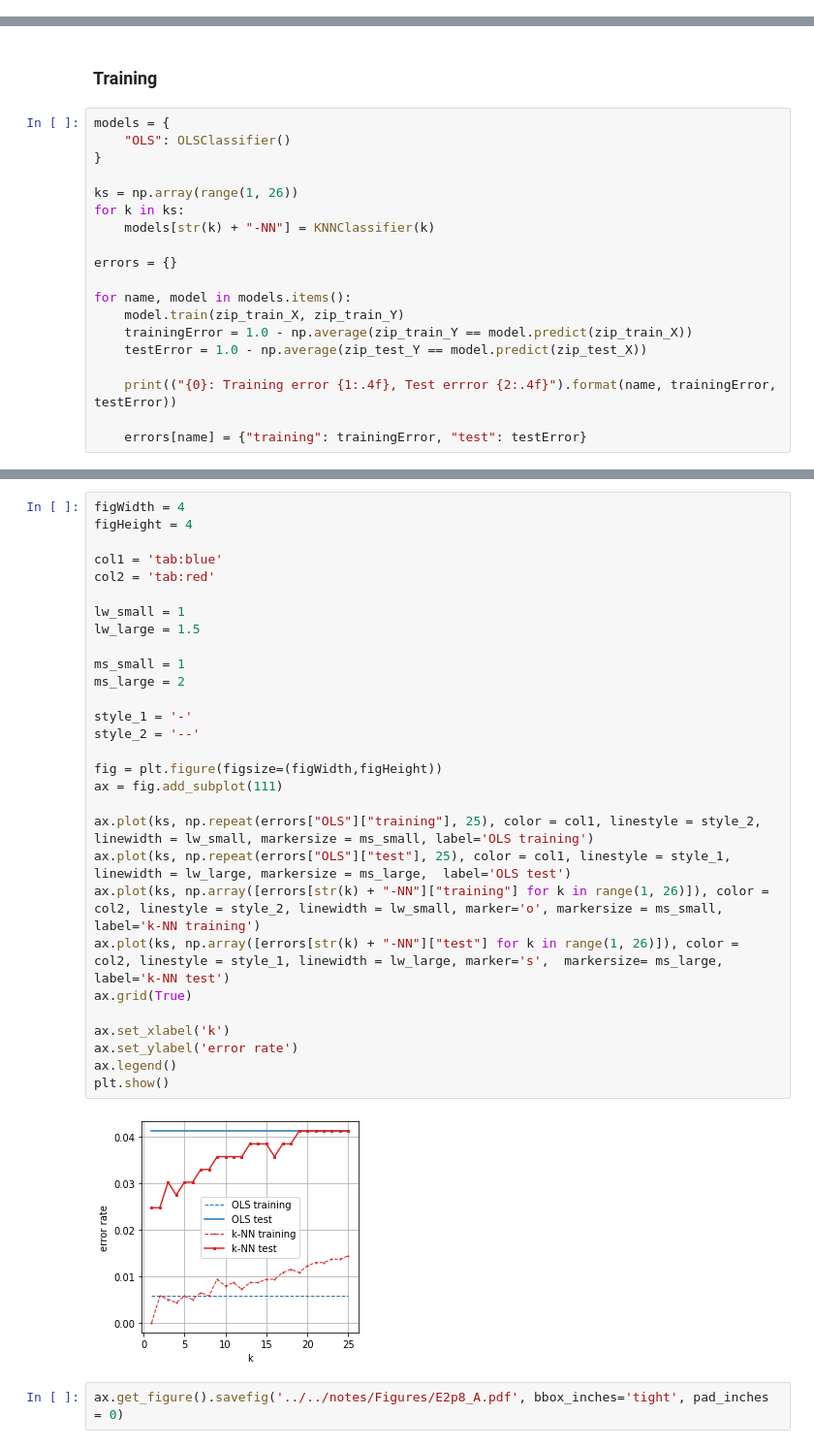
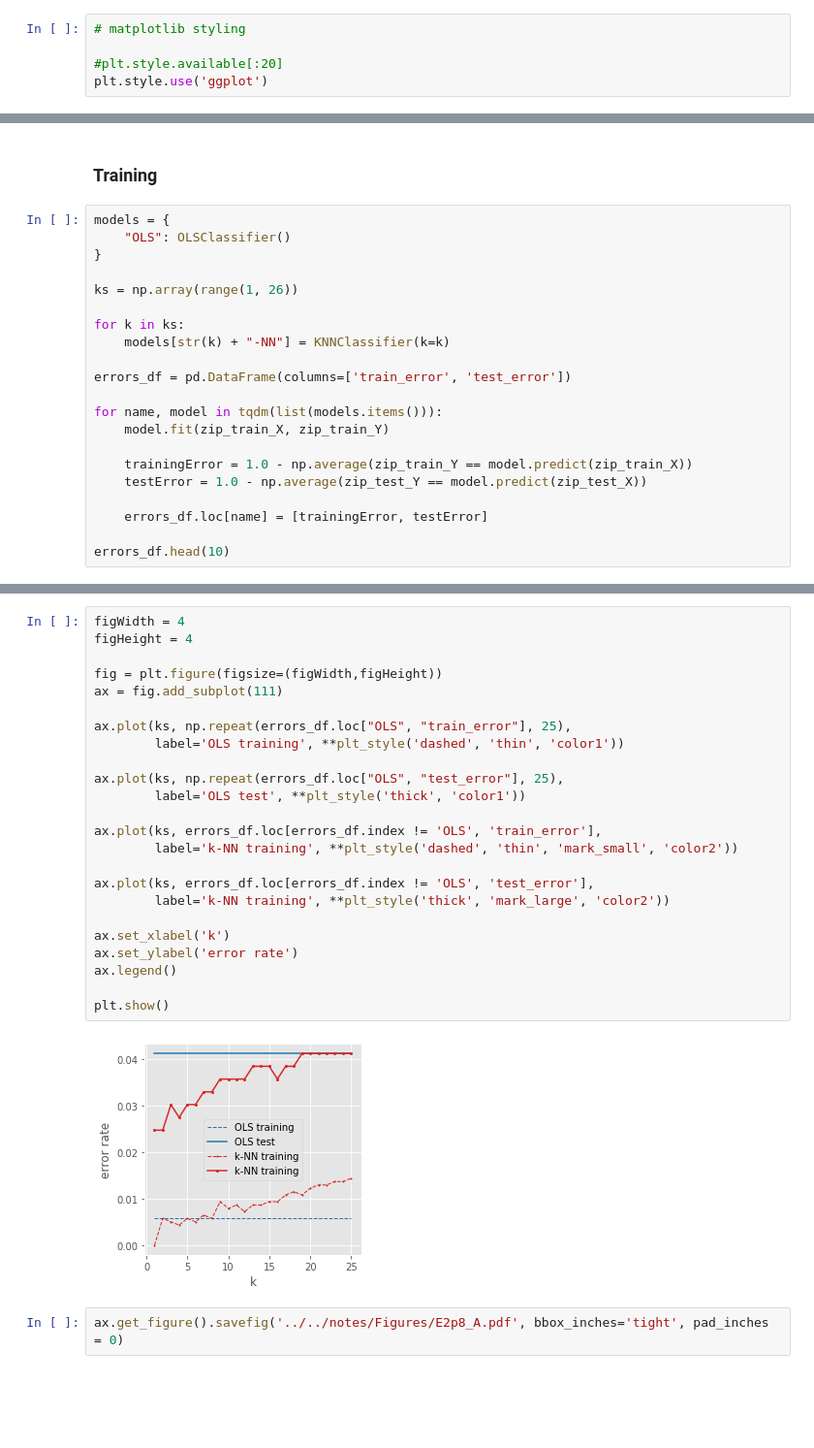
Before and after one commit to battarra/ESLEx, a Jupyter notebook: notebooks/chapter2/E2p8.ipynb, the cells around one changed output, grey strips where cells are left out. Shown at 97% size. Cells and saved outputs as stored; diff of their text form; blank space fills up the shorter version.

```diff
--- a/notebooks/chapter2/E2p8.ipynb
+++ b/notebooks/chapter2/E2p8.ipynb
@@ -13,3 +14,8 @@ import matplotlib.pyplot as plt
+# %%
+# matplotlib styling
+
+#plt.style.available[:20]
+plt.style.use('ggplot')
 # %%
 #Add `pyesl` path
 
@@ -55,17 +66,19 @@ models = {
 }
 
 ks = np.array(range(1, 26))
+
 for k in ks:
-    models[str(k) + "-NN"] = KNNClassifier(k)
+    models[str(k) + "-NN"] = KNNClassifier(k=k)
 
-errors = {}
+errors_df = pd.DataFrame(columns=['train_error', 'test_error'])
 
-for name, model in models.items():
-    model.train(zip_train_X, zip_train_Y)
+for name, model in tqdm(list(models.items())):
+    model.fit(zip_train_X, zip_train_Y)
+
     trainingError = 1.0 - np.average(zip_train_Y == model.predict(zip_train_X))
     testError = 1.0 - np.average(zip_test_Y == model.predict(zip_test_X))
 
-    print(("{0}: Training error {1:.4f}, Test errror {2:.4f}").format(name, trainingError, testError))
+    errors_df.loc[name] = [trainingError, testError]
 
-    errors[name] = {"training": trainingError, "test": testError}
+errors_df.head(10)
 # %% [output]
@@ -91,33 +96,28 @@ OLS: Training error 0.0058, Test errror 0.0412
 # %%
 figWidth = 4
 figHeight = 4
 
-col1 = 'tab:blue'
-col2 = 'tab:red'
-
-lw_small = 1
-lw_large = 1.5
-
-ms_small = 1
-ms_large = 2
-
-style_1 = '-'
-style_2 = '--'
-
 fig = plt.figure(figsize=(figWidth,figHeight))
 ax = fig.add_subplot(111)
 
-ax.plot(ks, np.repeat(errors["OLS"]["training"], 25), color = col1, linestyle = style_2, linewidth = lw_small, markersize = ms_small, label='OLS training')
-ax.plot(ks, np.repeat(errors["OLS"]["test"], 25), color = col1, linestyle = style_1, linewidth = lw_large, markersize = ms_large,  label='OLS test')
-ax.plot(ks, np.array([errors[str(k) + "-NN"]["training"] for k in range(1, 26)]), color = col2, linestyle = style_2, linewidth = lw_small, marker='o', markersize = ms_small, label='k-NN training')
-ax.plot(ks, np.array([errors[str(k) + "-NN"]["test"] for k in range(1, 26)]), color = col2, linestyle = style_1, linewidth = lw_large, marker='s',  markersize= ms_large, label='k-NN test')
-ax.grid(True)
+ax.plot(ks, np.repeat(errors_df.loc["OLS", "train_error"], 25),
+        label='OLS training', **plt_style('dashed', 'thin', 'color1'))
+
+ax.plot(ks, np.repeat(errors_df.loc["OLS", "test_error"], 25),
+        label='OLS test', **plt_style('thick', 'color1'))
+
+ax.plot(ks, errors_df.loc[errors_df.index != 'OLS', 'train_error'],
+        label='k-NN training', **plt_style('dashed', 'thin', 'mark_small', 'color2'))
+
+ax.plot(ks, errors_df.loc[errors_df.index != 'OLS', 'test_error'],
+        label='k-NN training', **plt_style('thick', 'mark_large', 'color2'))
 
 ax.set_xlabel('k')
 ax.set_ylabel('error rate')
 ax.legend()
+
 plt.show()
 # %% [output]
-[figure, old version]
+[figure, new version]
 # %%
 ax.get_figure().savefig('../../notes/Figures/E2p8_A.pdf', bbox_inches='tight', pad_inches = 0)
```
Also changed, not shown: parts of 9 cells of this notebook, 20 other files.
